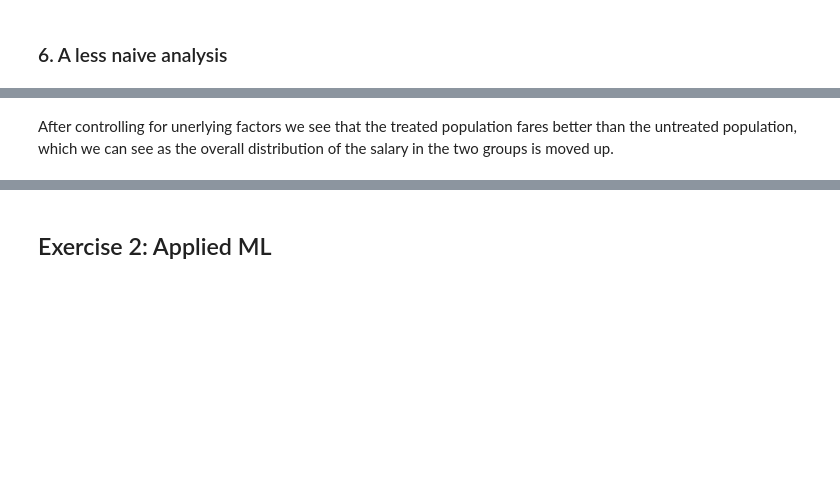
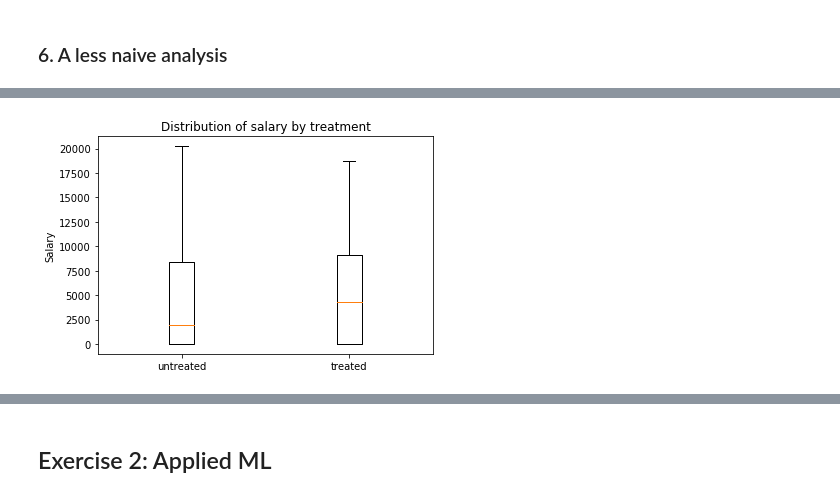
Before and after one commit to mtaziz/ada, a Jupyter notebook: HW4/Homework 4.ipynb, the cells around one changed output, grey strips where cells are left out. Drawn from its saved outputs; the diff is of its cells as text; code cells hidden in the pictures; blank space fills up the shorter version.

```diff
--- a/HW4/Homework 4.ipynb
+++ b/HW4/Homework 4.ipynb
@@ -540,2 +662,4 @@ stats
-# %% [markdown]
-After controlling for unerlying factors we see that the treated population fares better than the untreated population, which we can see as the overall distribution of the salary in the two groups is moved up.
+# %%
+outcome_by_treatment(balanced_match['re78_y'], balanced_match['re78_x'])
+# %% [output]
+[figure, added]
```
Also changed, not shown: parts of 86 cells of this notebook.
